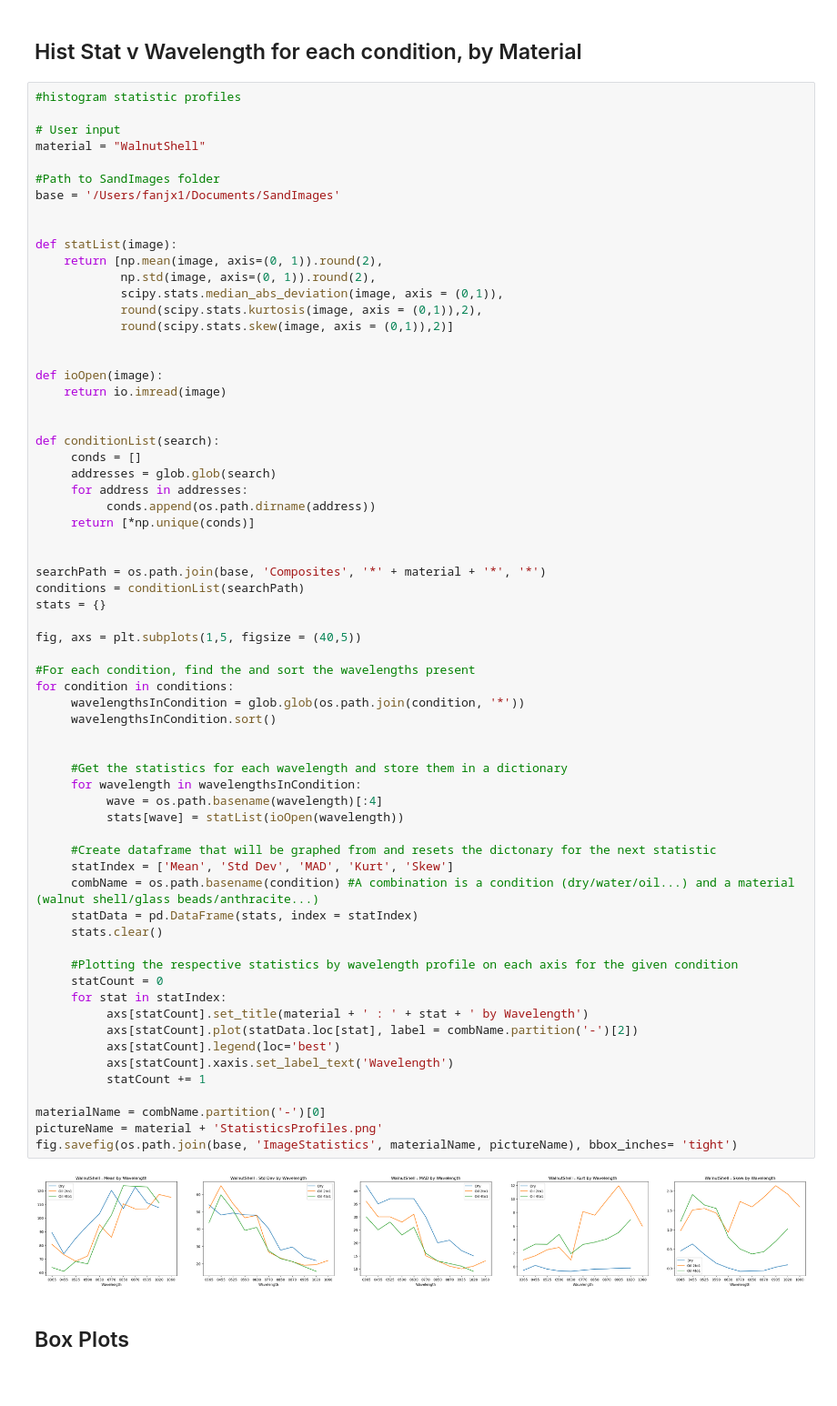
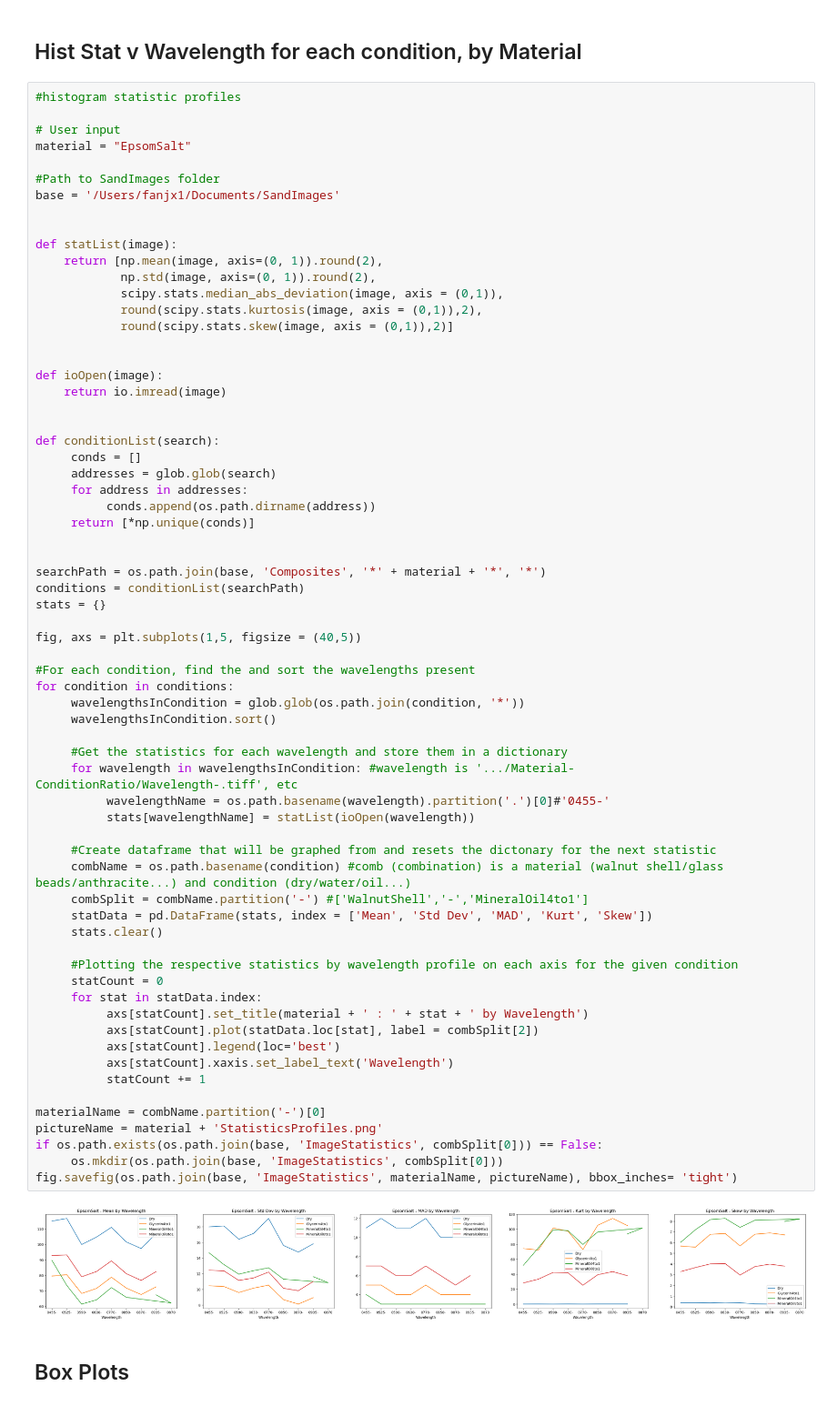
Before and after one commit to jfan14mc/Sand-Image-Anaylsis, a Jupyter notebook: imageTesting.ipynb, the cells around one changed output. Shown at 91% size. Saved outputs shown, nothing was run; the diff lists cells and outputs as text.

```diff
--- a/imageTesting.ipynb
+++ b/imageTesting.ipynb
@@ -397,7 +415,7 @@ for wavelength in wavelengths:
 #histogram statistic profiles
 
 # User input
-material = "WalnutShell"
+material = "EpsomSalt"
 
 #Path to SandImages folder
 base = '/Users/fanjx1/Documents/SandImages'
@@ -423,43 +441,44 @@ def conditionList(search):
      return [*np.unique(conds)]
 
 
 searchPath = os.path.join(base, 'Composites', '*' + material + '*', '*')
 conditions = conditionList(searchPath)
 stats = {}
 
 fig, axs = plt.subplots(1,5, figsize = (40,5))
 
 #For each condition, find the and sort the wavelengths present
 for condition in conditions:
      wavelengthsInCondition = glob.glob(os.path.join(condition, '*'))
      wavelengthsInCondition.sort()
 
-
      #Get the statistics for each wavelength and store them in a dictionary
-     for wavelength in wavelengthsInCondition:
-          wave = os.path.basename(wavelength)[:4]
-          stats[wave] = statList(ioOpen(wavelength))
+     for wavelength in wavelengthsInCondition: #wavelength is '.../Material-ConditionRatio/Wavelength-.tiff', etc
+          wavelengthName = os.path.basename(wavelength).partition('.')[0]#'0455-'
+          stats[wavelengthName] = statList(ioOpen(wavelength))
 
      #Create dataframe that will be graphed from and resets the dictonary for the next statistic
-     statIndex = ['Mean', 'Std Dev', 'MAD', 'Kurt', 'Skew']
-     combName = os.path.basename(condition) #A combination is a condition (dry/water/oil...) and a material (walnut shell/glass beads/anthracite...)
-     statData = pd.DataFrame(stats, index = statIndex)
+     combName = os.path.basename(condition) #comb (combination) is a material (walnut shell/glass beads/anthracite...) and condition (dry/water/oil...)
+     combSplit = combName.partition('-') #['WalnutShell','-','MineralOil4to1']
+     statData = pd.DataFrame(stats, index = ['Mean', 'Std Dev', 'MAD', 'Kurt', 'Skew'])
      stats.clear()
 
      #Plotting the respective statistics by wavelength profile on each axis for the given condition
      statCount = 0
-     for stat in statIndex:
+     for stat in statData.index:
           axs[statCount].set_title(material + ' : ' + stat + ' by Wavelength')
-          axs[statCount].plot(statData.loc[stat], label = combName.partition('-')[2])
+          axs[statCount].plot(statData.loc[stat], label = combSplit[2])
           axs[statCount].legend(loc='best')
           axs[statCount].xaxis.set_label_text('Wavelength')
           statCount += 1
 
 materialName = combName.partition('-')[0]
 pictureName = material + 'StatisticsProfiles.png'
+if os.path.exists(os.path.join(base, 'ImageStatistics', combSplit[0])) == False:
+     os.mkdir(os.path.join(base, 'ImageStatistics', combSplit[0]))
 fig.savefig(os.path.join(base, 'ImageStatistics', materialName, pictureName), bbox_inches= 'tight')
 # %% [output]
-[figure, old version]
+[figure, new version]
 # %% [markdown]
 ## Box Plots
 # %%
```
Also changed, not shown: parts of 3 cells of this notebook.
